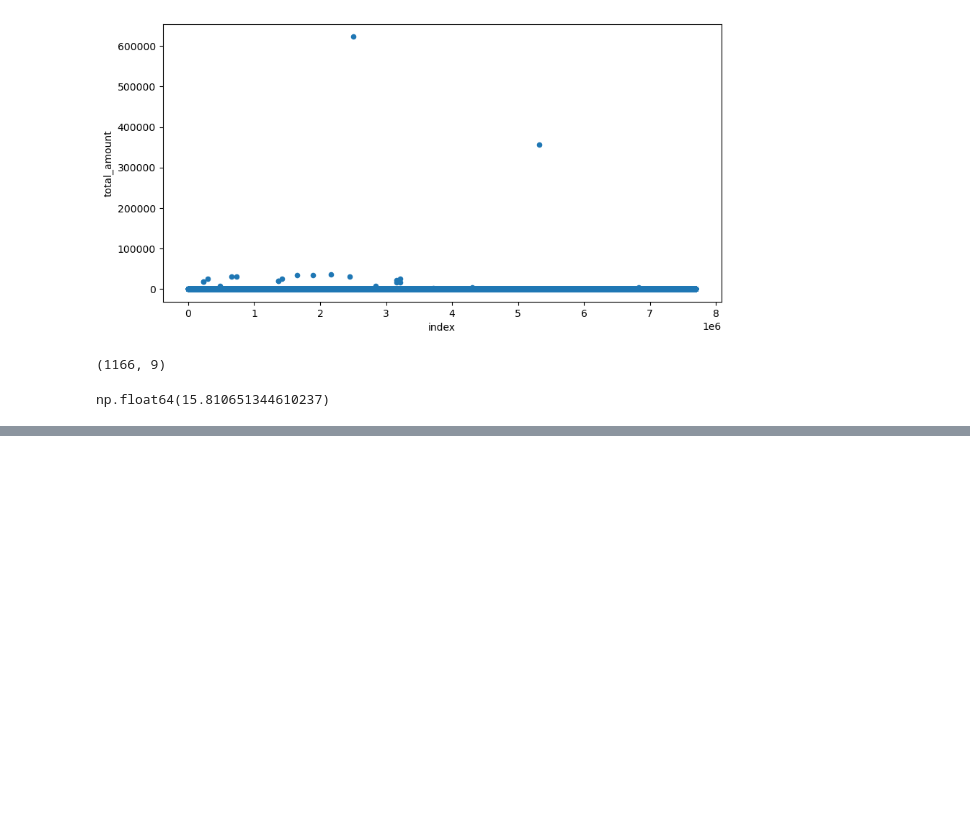
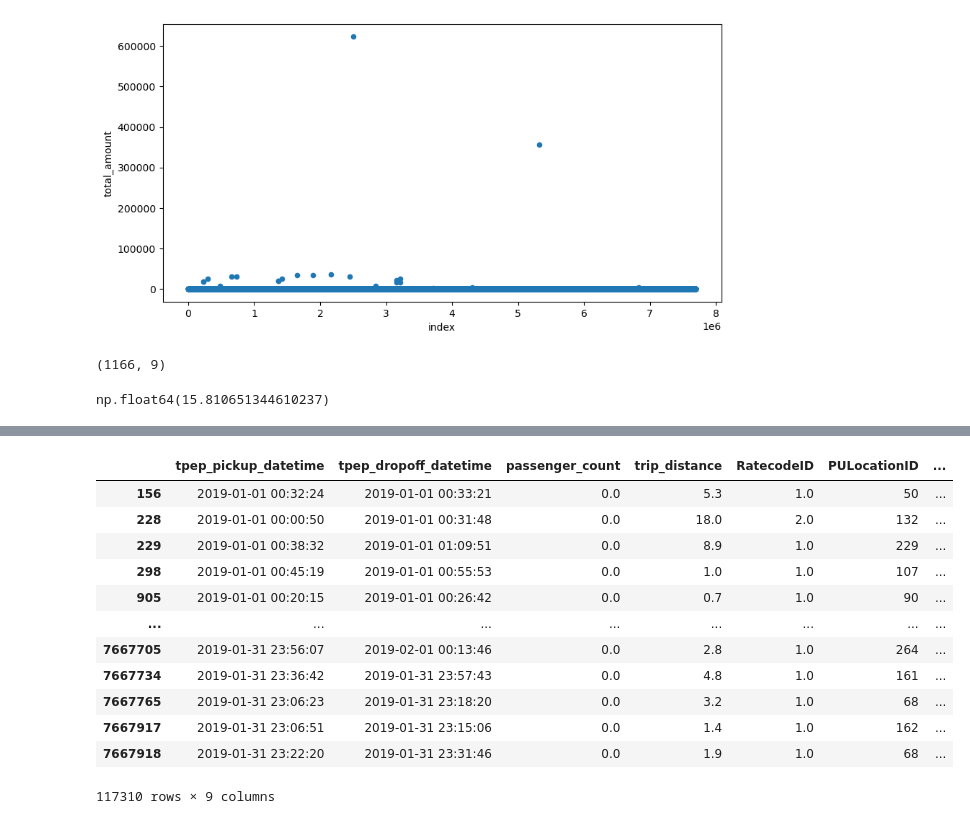
Before and after one commit to AdrijaPayin/new-york-taxi-analysis, a Jupyter notebook: Data Exploration.ipynb, the cells around one changed output, grey strips where cells are left out. Saved outputs shown, nothing was run; the diff lists cells and outputs as text; code cells hidden in the pictures; blank space fills up the shorter version.

Commit message:
Done with Data Exploration

```diff
--- a/Data Exploration.ipynb
+++ b/Data Exploration.ipynb
@@ -170,0 +171,2 @@ We can agree to cut from $200 level.
+# %%
+taxi_data_filtered = taxi_data[(taxi_data['total_amount']>=0)&(taxi_data['total_amount']<200)]
@@ -170,0 +186,19 @@ We can agree to cut from $200 level.
+# %%
+taxi_data[taxi_data['passenger_count']<=0]['RatecodeID'].value_counts()
+taxi_data_filtered[
+    (taxi_data_filtered['passenger_count'] == 0)
+]
+# %% [output]
+|  | tpep_pickup_datetime | tpep_dropoff_datetime | passenger_count | trip_distance | RatecodeID | PULocationID | ... |
+| 156 | 2019-01-01 00:32:24 | 2019-01-01 00:33:21 | 0.0 | 5.3 | 1.0 | 50 | ... |
+| 228 | 2019-01-01 00:00:50 | 2019-01-01 00:31:48 | 0.0 | 18.0 | 2.0 | 132 | ... |
+| 229 | 2019-01-01 00:38:32 | 2019-01-01 01:09:51 | 0.0 | 8.9 | 1.0 | 229 | ... |
+| 298 | 2019-01-01 00:45:19 | 2019-01-01 00:55:53 | 0.0 | 1.0 | 1.0 | 107 | ... |
+| 905 | 2019-01-01 00:20:15 | 2019-01-01 00:26:42 | 0.0 | 0.7 | 1.0 | 90 | ... |
+| ... | ... | ... | ... | ... | ... | ... | ... |
+| 7667705 | 2019-01-31 23:56:07 | 2019-02-01 00:13:46 | 0.0 | 2.8 | 1.0 | 264 | ... |
+| 7667734 | 2019-01-31 23:36:42 | 2019-01-31 23:57:43 | 0.0 | 4.8 | 1.0 | 161 | ... |
+| 7667765 | 2019-01-31 23:06:23 | 2019-01-31 23:18:20 | 0.0 | 3.2 | 1.0 | 68 | ... |
+| 7667917 | 2019-01-31 23:06:51 | 2019-01-31 23:15:06 | 0.0 | 1.4 | 1.0 | 162 | ... |
+| 7667918 | 2019-01-31 23:22:20 | 2019-01-31 23:31:46 | 0.0 | 1.9 | 1.0 | 68 | ... |
+117310 rows × 9 columns
```
Also changed, not shown: parts of 14 cells of this notebook.
